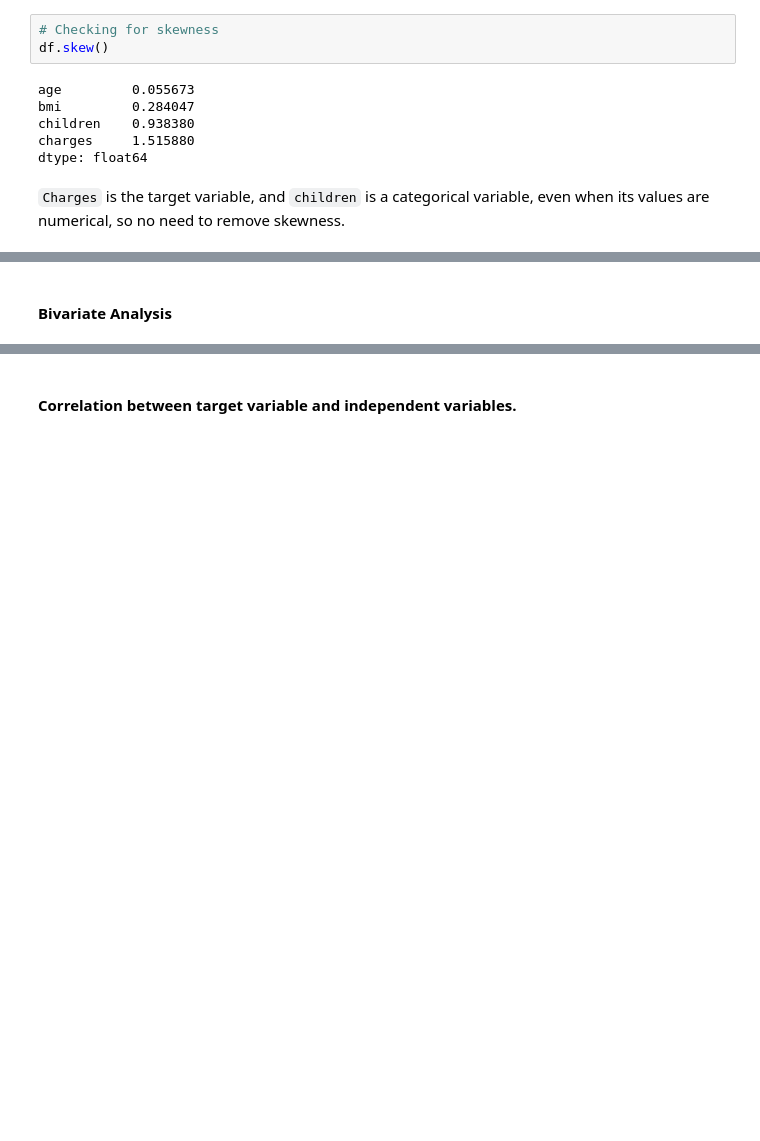
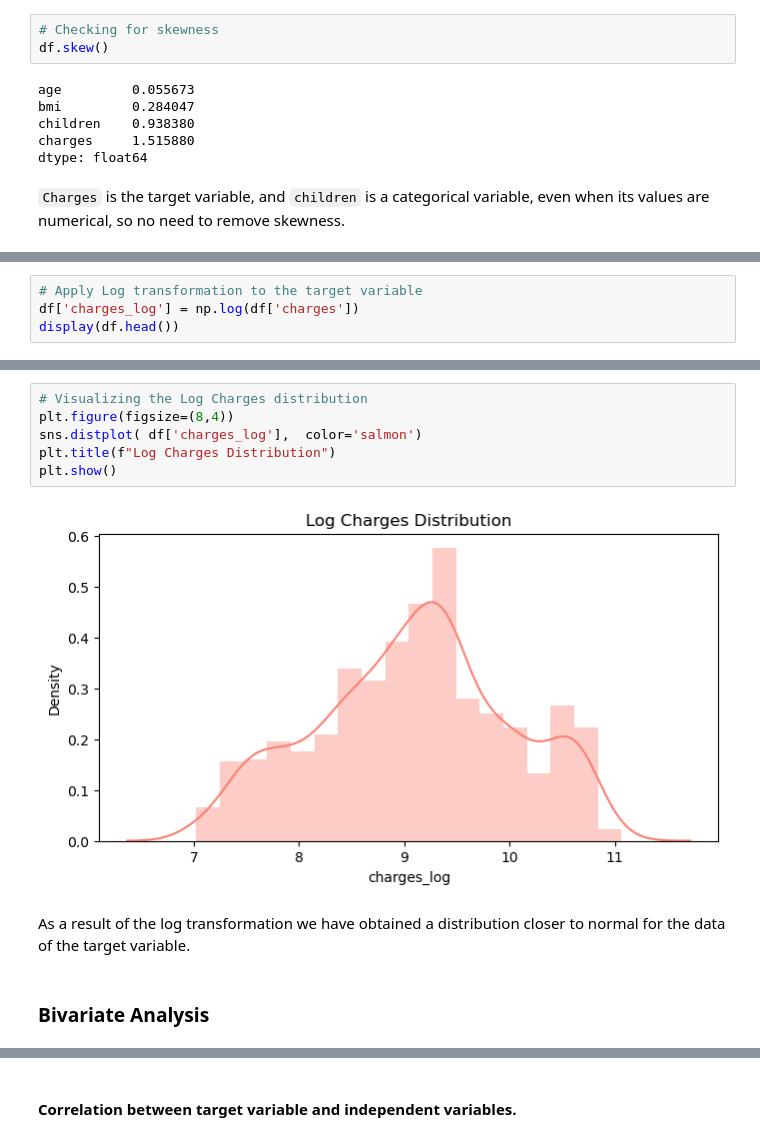
Before and after one commit to matiaga/Practice-Project, a Jupyter notebook: 02.Medical Cost Personal Insurance Project.ipynb, the cells around one changed output, grey strips where cells are left out. Cells and saved outputs as stored; diff of their text form; blank space fills up the shorter version.

```diff
--- a/02.Medical Cost Personal Insurance Project.ipynb
+++ b/02.Medical Cost Personal Insurance Project.ipynb
@@ -219,0 +238,4 @@ dtype: float64
+# %%
+# Apply Log transformation to the target variable
+df['charges_log'] = np.log(df['charges'])
+display(df.head())
@@ -220,2 +249,12 @@ dtype: float64
+# %%
+# Visualizing the Log Charges distribution
+plt.figure(figsize=(8,4))
+sns.distplot( df['charges_log'],  color='salmon')
+plt.title(f"Log Charges Distribution")
+plt.show()
+# %% [output]
+[figure, added]
+# %% [markdown]
+As a result of the log transformation we have obtained a distribution closer to normal for the data of the target variable.
 # %% [markdown]
-#### Bivariate Analysis
+### Bivariate Analysis
```
Also changed, not shown: parts of 76 cells of this notebook, 1 other file.
